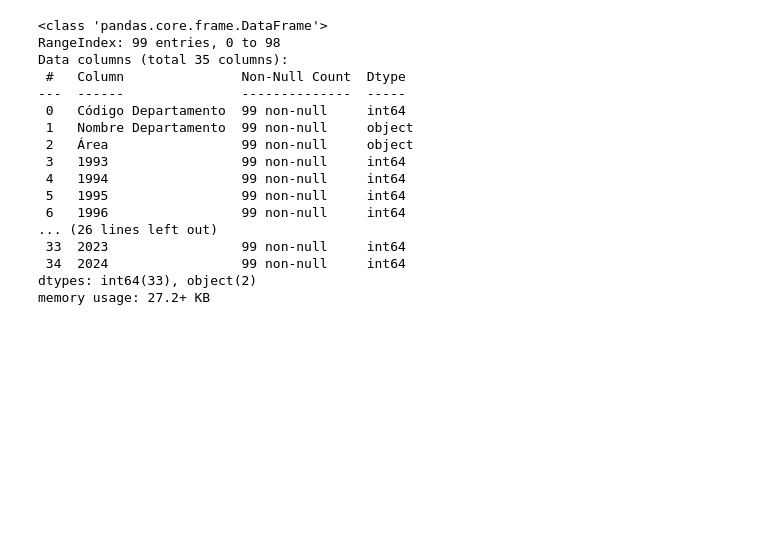
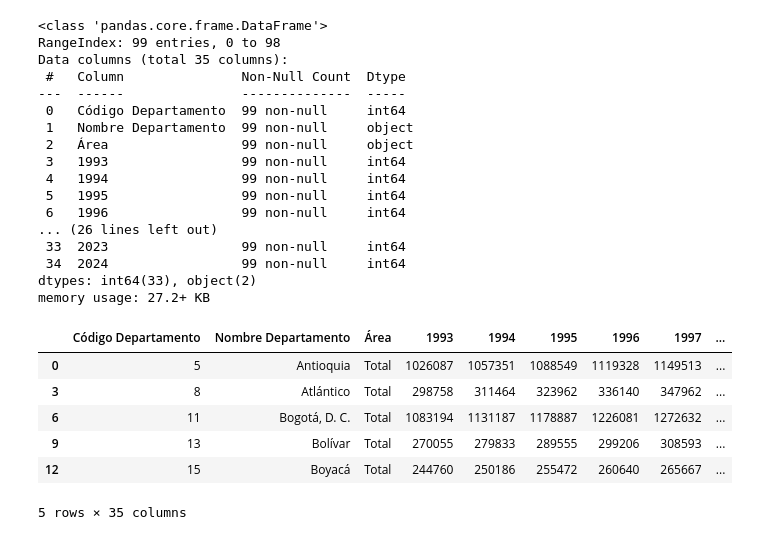
Before and after one commit to diegofercho21323/data-my-home, a Jupyter notebook: notebooks/viviendas_ocupadas_desocupadas.ipynb, the cells around one changed output. Cells and saved outputs as stored; diff of their text form; code cells hidden in the pictures; blank space fills up the shorter version.

```diff
--- a/notebooks/viviendas_ocupadas_desocupadas.ipynb
+++ b/notebooks/viviendas_ocupadas_desocupadas.ipynb
@@ -55,3 +49,16 @@ Data columns (total 35 columns):
  34  2024                 99 non-null     int64
 dtypes: int64(33), object(2)
 memory usage: 27.2+ KB
+# %%
+# dejar solo los valores de area que corresponden a Total
+df = df[df['Área'] == 'Total']
+
+df.head()
+# %% [output]
+|  | Código Departamento | Nombre Departamento | Área | 1993 | 1994 | 1995 | 1996 | 1997 | ... |
+| 0 | 5 | Antioquia | Total | 1026087 | 1057351 | 1088549 | 1119328 | 1149513 | ... |
+| 3 | 8 | Atlántico | Total | 298758 | 311464 | 323962 | 336140 | 347962 | ... |
+| 6 | 11 | Bogotá, D. C. | Total | 1083194 | 1131187 | 1178887 | 1226081 | 1272632 | ... |
+| 9 | 13 | Bolívar | Total | 270055 | 279833 | 289555 | 299206 | 308593 | ... |
+| 12 | 15 | Boyacá | Total | 244760 | 250186 | 255472 | 260640 | 265667 | ... |
+5 rows × 35 columns
```
Also changed, not shown: parts of 5 cells of this notebook, 5 other files.
